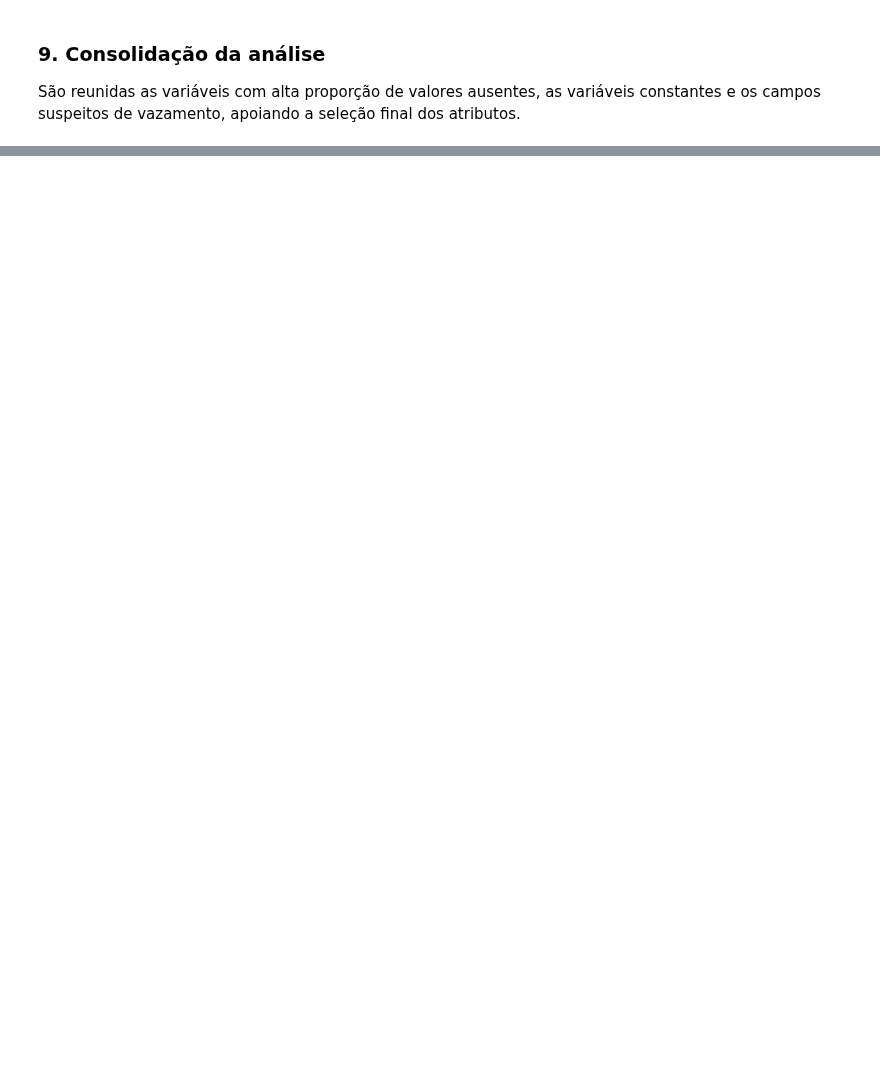
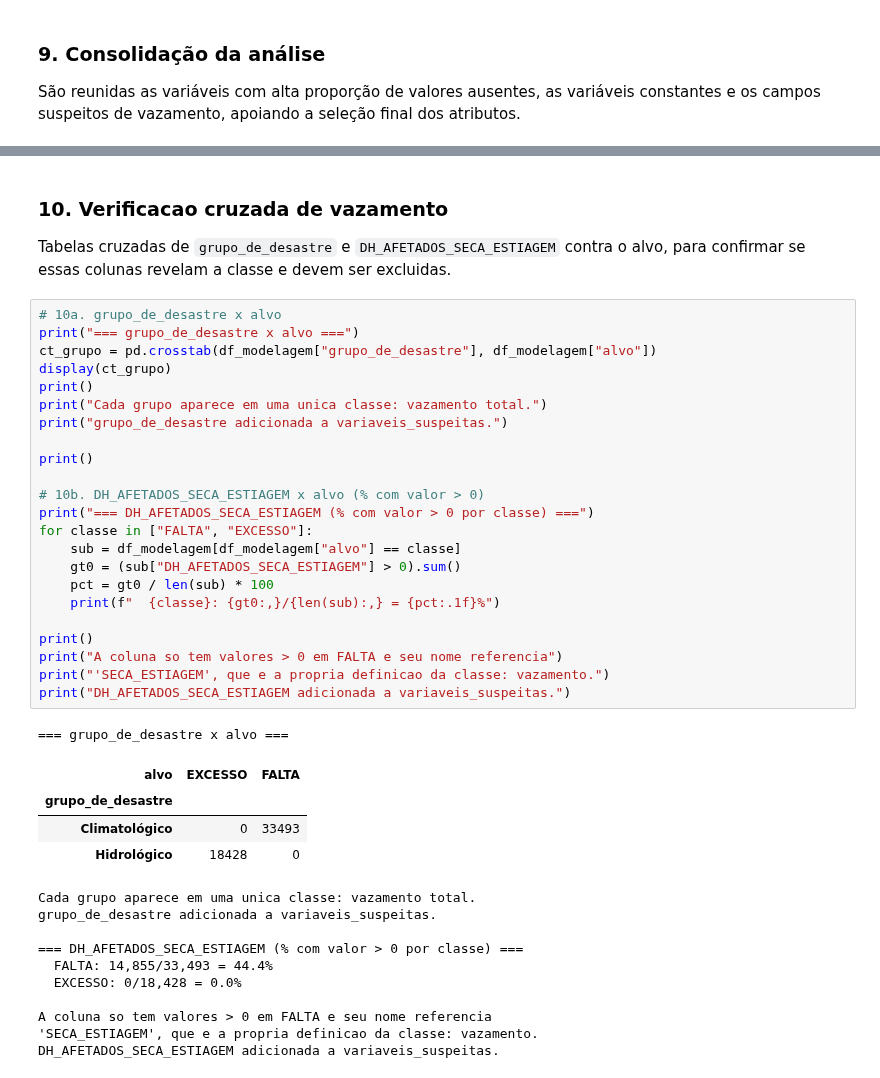
Before and after one commit to sergiobfj/atlas-digital, a Jupyter notebook: notebooks/02_selecao_variaveis.ipynb, the cells around one changed output, grey strips where cells are left out. Cells and saved outputs as stored; diff of their text form; blank space fills up the shorter version.

```diff
--- a/notebooks/02_selecao_variaveis.ipynb
+++ b/notebooks/02_selecao_variaveis.ipynb
@@ -213,0 +265,43 @@ for coluna in variaveis_suspeitas:
+# %% [markdown]
+### 10. Verificacao cruzada de vazamento
+
+Tabelas cruzadas de `grupo_de_desastre` e `DH_AFETADOS_SECA_ESTIAGEM` contra o alvo, para confirmar se essas colunas revelam a classe e devem ser excluidas.
+# %%
+# 10a. grupo_de_desastre x alvo
+print("=== grupo_de_desastre x alvo ===")
+ct_grupo = pd.crosstab(df_modelagem["grupo_de_desastre"], df_modelagem["alvo"])
+display(ct_grupo)
+print()
+print("Cada grupo aparece em uma unica classe: vazamento total.")
+print("grupo_de_desastre adicionada a variaveis_suspeitas.")
+
+print()
+
+# 10b. DH_AFETADOS_SECA_ESTIAGEM x alvo (% com valor > 0)
+print("=== DH_AFETADOS_SECA_ESTIAGEM (% com valor > 0 por classe) ===")
+for classe in ["FALTA", "EXCESSO"]:
+    sub = df_modelagem[df_modelagem["alvo"] == classe]
+    gt0 = (sub["DH_AFETADOS_SECA_ESTIAGEM"] > 0).sum()
+    pct = gt0 / len(sub) * 100
+    print(f"  {classe}: {gt0:,}/{len(sub):,} = {pct:.1f}%")
+
+print()
+print("A coluna so tem valores > 0 em FALTA e seu nome referencia")
+print("'SECA_ESTIAGEM', que e a propria definicao da classe: vazamento.")
+print("DH_AFETADOS_SECA_ESTIAGEM adicionada a variaveis_suspeitas.")
+# %% [output]
+=== grupo_de_desastre x alvo ===
+| alvo | EXCESSO | FALTA |
+| grupo_de_desastre |  |  |
+| Climatológico | 0 | 33493 |
+| Hidrológico | 18428 | 0 |
+Cada grupo aparece em uma unica classe: vazamento total.
+grupo_de_desastre adicionada a variaveis_suspeitas.
+
+=== DH_AFETADOS_SECA_ESTIAGEM (% com valor > 0 por classe) ===
+  FALTA: 14,855/33,493 = 44.4%
+  EXCESSO: 0/18,428 = 0.0%
+
+A coluna so tem valores > 0 em FALTA e seu nome referencia
+'SECA_ESTIAGEM', que e a propria definicao da classe: vazamento.
+DH_AFETADOS_SECA_ESTIAGEM adicionada a variaveis_suspeitas.
```
Also changed, not shown: parts of 7 cells of this notebook.
